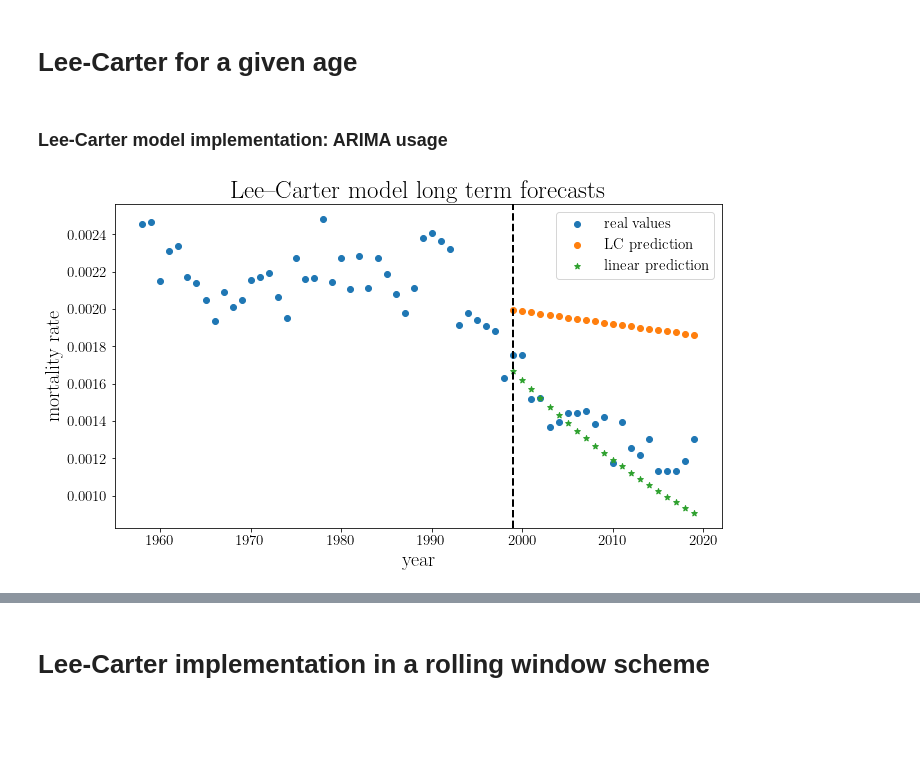
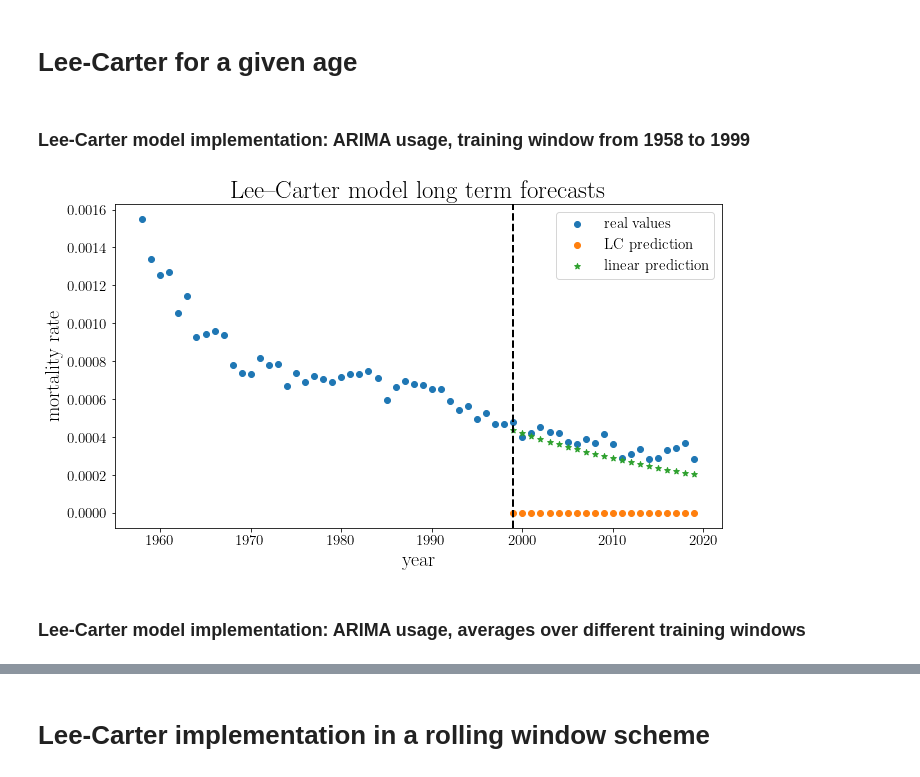
Before and after one commit to rogulforce/life_insurance_projekt, a Jupyter notebook: main_split_clean.ipynb, the cells around one changed output, grey strips where cells are left out. Cells and saved outputs as stored; diff of their text form; code cells hidden in the pictures; blank space fills up the shorter version.

```diff
--- a/main_split_clean.ipynb
+++ b/main_split_clean.ipynb
@@ -64,7 +65,7 @@ mortality
 6262 rows × 5 columns
 # %%
 age = 30
-column = 'Male_l'
+column = 'Female_l'
 # %% [markdown]
 # Linear model
 # %%
@@ -123,7 +124,7 @@ estimated_data_with_rw = np.exp(estimated_data_different_windows.mean(0))
 # %% [markdown]
 # Lee-Carter for a given age
 # %% [markdown]
-### Lee-Carter model implementation: ARIMA usage
+### Lee-Carter model implementation: ARIMA usage, training window from 1958 to 1999
 # %%
 def fit_arima(matrix):
     d = []
@@ -137,9 +138,21 @@ def fit_arima(matrix):
     return max(d)
 
 
-def predict(matrix, column: str = 'Female_l', age = 65, steps=21):
+def predict(matrix, column: str = 'Female_l', age = 65, steps=21, training_start = 20):
+    """_summary_
+
+    Args:
+        matrix (_type_): _description_
+        column (str, optional): _description_. Defaults to 'Female_l'.
+        age (int, optional): _description_. Defaults to 65.
+        steps (int, optional): _description_. Defaults to 21.
+        training_start (int, optional): below 20 there are problems with ARIMA convergence. Defaults to 20.
+
+    Returns:
+        _type_: _description_
+    """
     fm = matrix.pivot(index="Age", columns="Year", values=column)
-    fm_train = fm.iloc[:,0:round(np.shape(fm)[1]*2/3)]
+    fm_train = fm.iloc[:,training_start:round(np.shape(fm)[1]*2/3)]
     fm = fm_train
     fm = fm.to_numpy()
     a_x = fm.mean(axis=1)
@@ -157,6 +170,26 @@ def predict(matrix, column: str = 'Female_l', age = 65, steps=21):
 
     pred = res.forecast(steps=steps)
     return np.exp(a_x[age] + b_x[age]*pred)
+
+def predict_no_arima(matrix, column: str='Female_l', age=65, steps=21, training_start = 30):
+    fm = matrix.pivot(index="Age", columns="Year", values=column)
+    fm_train = fm.iloc[:,training_start:round(np.shape(fm)[1]*2/3)]
+    fm = fm_train
+    fm = fm.to_numpy()
+    a_x = fm.mean(axis=1)
+    T = np.shape(fm)[1]
+    z_xt = fm - np.matlib.repmat(a_x, T, 1).T
+    U, S, V = np.linalg.svd(z_xt, full_matrices=True)
+    b_x = U[:, 0]/U[:, 0].sum()
+    k_t = V[0, :]*S[0]*U[:, 0].sum()
+    a_x = a_x + k_t.sum()*b_x
+    k_t = k_t - k_t.sum()
+
+    theta = (k_t[-1] - k_t[0]) / (len(k_t) - 1) # according to the Girosi, King, 2007 and Lee Carter done it the same way. ARIMA was exploding
+
+    pred = k_t[-1] + theta * np.arange(1, steps + 1)
+
+    return np.exp(a_x[age] + b_x[age]*pred)
 # %%
 vals = predict(mortality, column, age)
 real_vals = mortality[mortality['Age']==age][['Year','Age',column]]
@@ -164,18 +197,20 @@ real_vals[column] = real_vals[column].apply(lambda x: np.exp(x))
 # %%
 fig, ax = plt.subplots(figsize = (Image_width, 0.6 * Image_width))
 ax.scatter(real_vals['Year'], real_vals[column], label='real values')
 ax.scatter(np.arange(1999,2020,1), vals, label='LC prediction')
 ax.set_xlabel('year')
 ax.set_ylabel('mortality rate')
 ax.set_title("Lee--Carter model long term forecasts")
 ax.axvline(x = 1999, color = 'black', linestyle = '--', linewidth = 2)
-if age == 65:
+if age == 65 and column == 'Female_1':
     ax.text(1980, 0.02, '$\Longleftarrow$training window', horizontalalignment='left')
     ax.text(2015, 0.016, 'test window$\Longrightarrow$', horizontalalignment='right')
 ax.scatter(np.arange(1999,2020,1), estimated_data_without_rw[age, :], marker = '*', label='linear prediction')
 ax.legend()
 fig.tight_layout()
 
-plt.savefig('Figures/Mortality_rate_21_years_ahead_forecast.svg', bbox_inches = 'tight', dpi = 500)
+plt.savefig(f'Figures/Mortality_rate_21_years_ahead_ARIMA_forecast_{column}_{age}.svg', bbox_inches = 'tight', dpi = 500)
 # %% [output]
-[figure, old version]
+[figure, new version]
+# %% [markdown]
+### Lee-Carter model implementation: ARIMA usage, averages over different training windows
```
Also changed, not shown: parts of 11 cells of this notebook, 14 other files.
